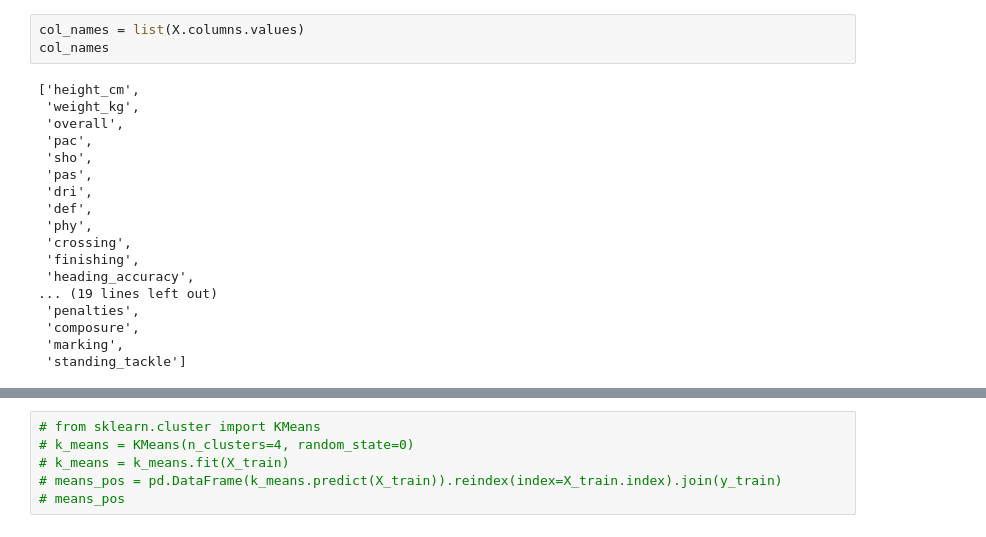
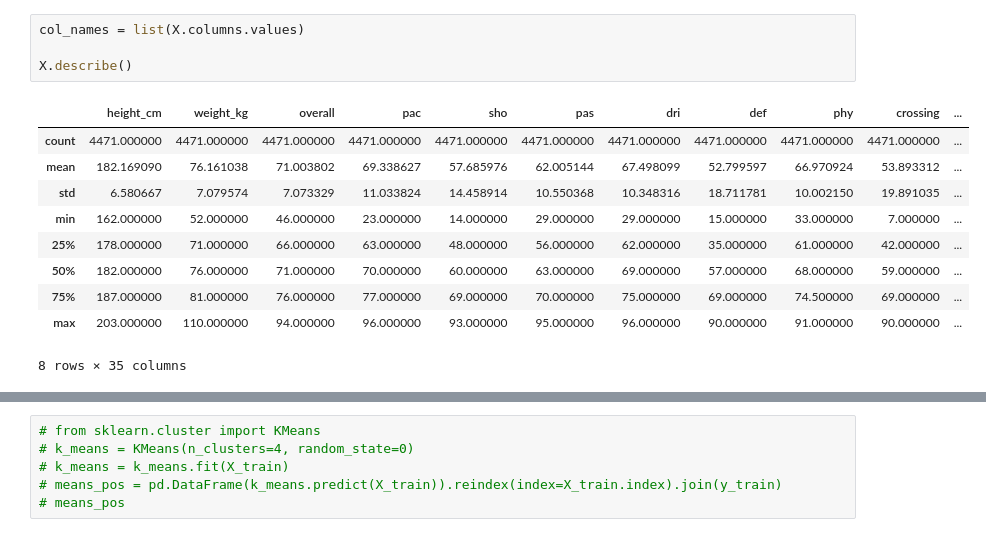
Before and after one commit to pkeil/Bundesligaspieler_Classifier, a Jupyter notebook: BL_DimRed.ipynb, the cells around one changed output, grey strips where cells are left out. Cells and saved outputs as stored; diff of their text form.

```diff
--- a/BL_DimRed.ipynb
+++ b/BL_DimRed.ipynb
@@ -8,21 +34,15 @@ X = X.drop('Unnamed: 0', axis=1)
 # %%
 col_names = list(X.columns.values)
-col_names
+
+X.describe()
 # %% [output]
+|  | height_cm | weight_kg | overall | pac | sho | pas | dri | def | phy | crossing | ... |
+| count | 4471.000000 | 4471.000000 | 4471.000000 | 4471.000000 | 4471.000000 | 4471.000000 | 4471.000000 | 4471.000000 | 4471.000000 | 4471.000000 | ... |
+| mean | 182.169090 | 76.161038 | 71.003802 | 69.338627 | 57.685976 | 62.005144 | 67.498099 | 52.799597 | 66.970924 | 53.893312 | ... |
+| std | 6.580667 | 7.079574 | 7.073329 | 11.033824 | 14.458914 | 10.550368 | 10.348316 | 18.711781 | 10.002150 | 19.891035 | ... |
+| min | 162.000000 | 52.000000 | 46.000000 | 23.000000 | 14.000000 | 29.000000 | 29.000000 | 15.000000 | 33.000000 | 7.000000 | ... |
+| 25% | 178.000000 | 71.000000 | 66.000000 | 63.000000 | 48.000000 | 56.000000 | 62.000000 | 35.000000 | 61.000000 | 42.000000 | ... |
+| 50% | 182.000000 | 76.000000 | 71.000000 | 70.000000 | 60.000000 | 63.000000 | 69.000000 | 57.000000 | 68.000000 | 59.000000 | ... |
+| 75% | 187.000000 | 81.000000 | 76.000000 | 77.000000 | 69.000000 | 70.000000 | 75.000000 | 69.000000 | 74.500000 | 69.000000 | ... |
+| max | 203.000000 | 110.000000 | 94.000000 | 96.000000 | 93.000000 | 95.000000 | 96.000000 | 90.000000 | 91.000000 | 90.000000 | ... |
-['height_cm',
- 'weight_kg',
- 'overall',
- 'pac',
- 'sho',
- 'pas',
- 'dri',
- 'def',
- 'phy',
- 'crossing',
- 'finishing',
- 'heading_accuracy',
-... (19 lines left out)
- 'penalties',
- 'composure',
- 'marking',
- 'standing_tackle']
+8 rows × 35 columns
```
Also changed, not shown: parts of 22 cells of this notebook, 5 other files.
